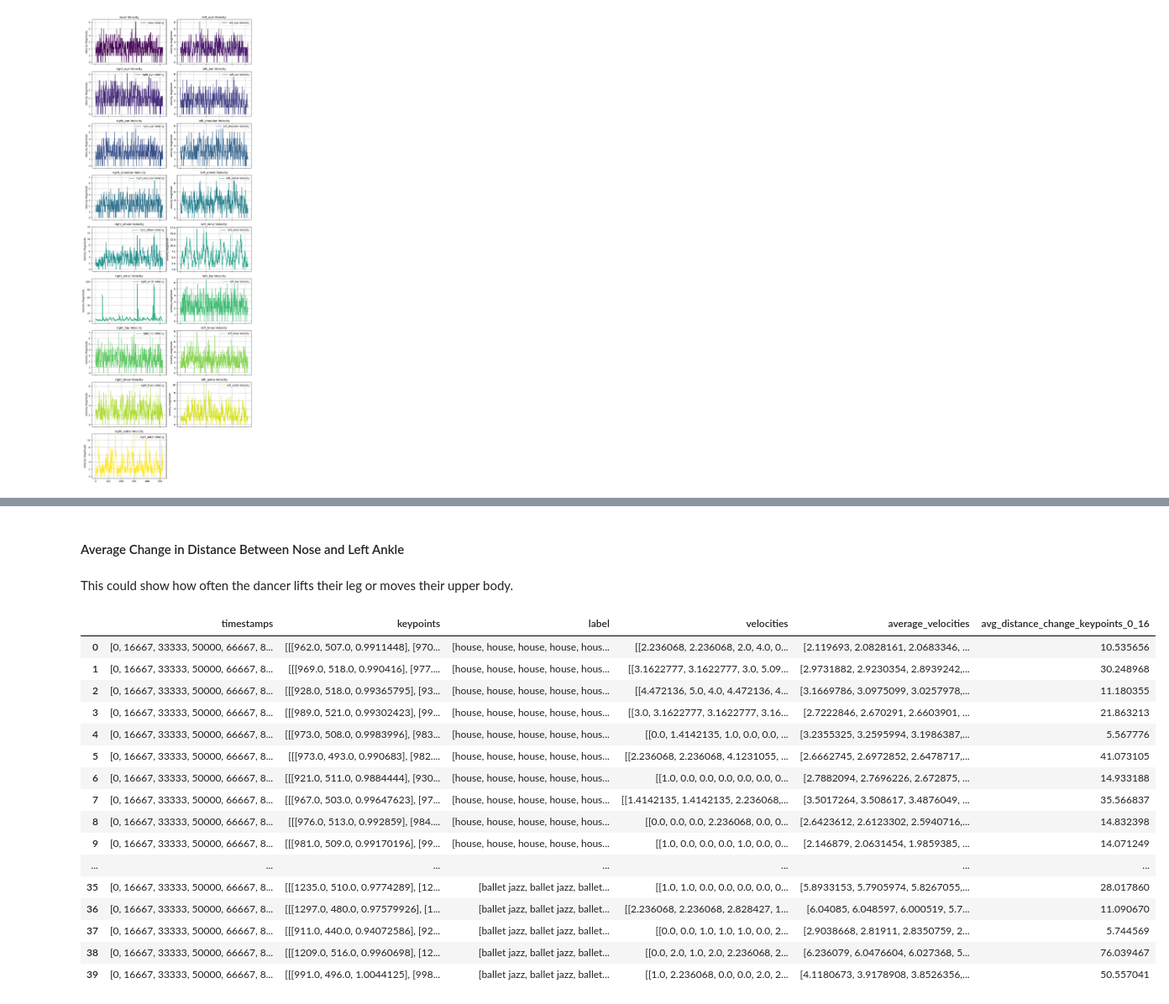
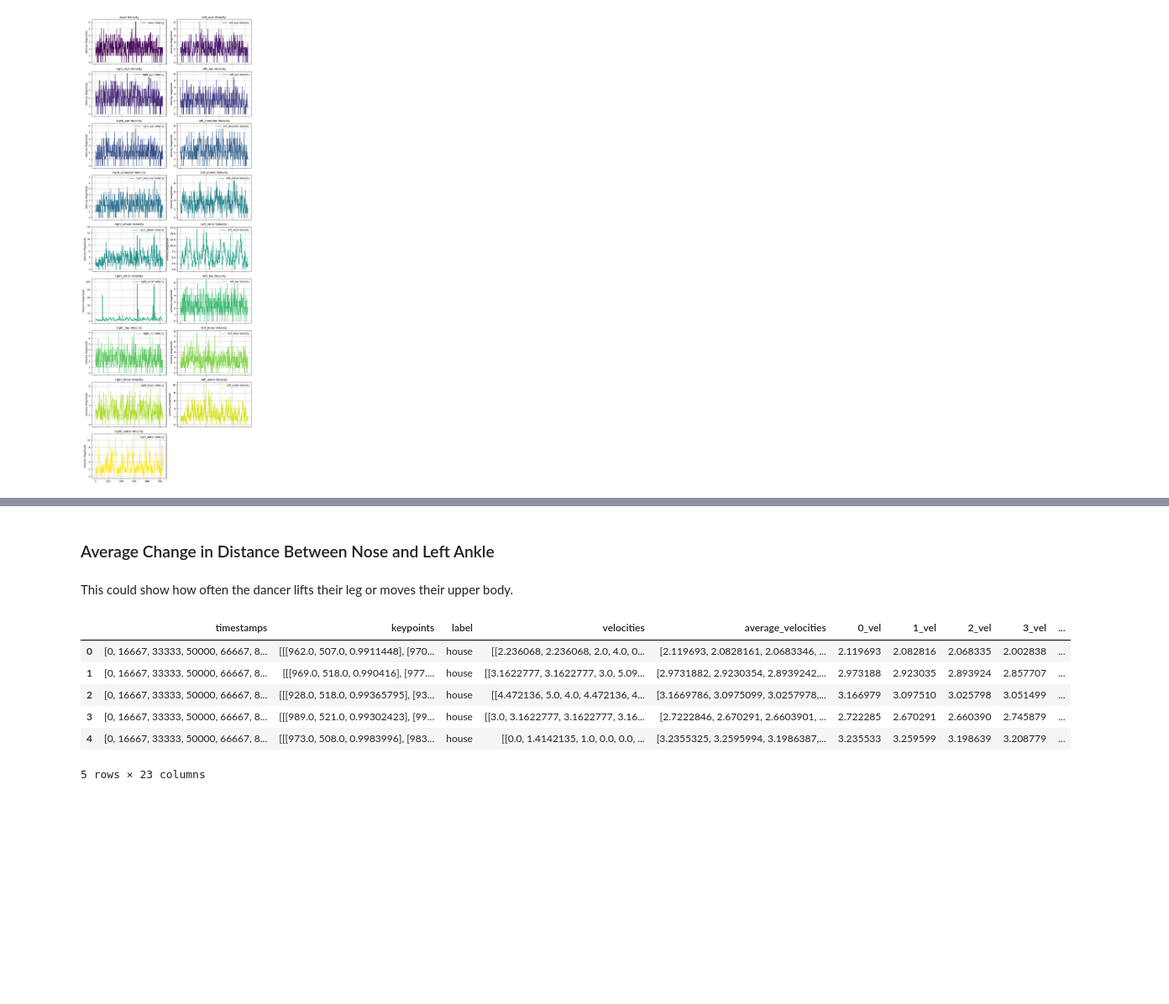
Before and after one commit to kunathmi/cmse492_project, a Jupyter notebook: notebooks/02_data_preprocessing.ipynb, the cells around one changed output, grey strips where cells are left out. Shown at 84% size. Cells and saved outputs as stored; diff of their text form; code cells hidden in the pictures; blank space fills up the shorter version.

```diff
--- a/notebooks/02_data_preprocessing.ipynb
+++ b/notebooks/02_data_preprocessing.ipynb
@@ -33,7 +37,17 @@ file_paths = [
     '../data/keypoints2d/gHO_sBM_cAll_d19_mHO1_ch07.pkl',
     '../data/keypoints2d/gHO_sBM_cAll_d19_mHO1_ch08.pkl',
     '../data/keypoints2d/gHO_sBM_cAll_d19_mHO1_ch09.pkl',
-    '../data/keypoints2d/gHO_sBM_cAll_d19_mHO1_ch10.pkl'
+    '../data/keypoints2d/gHO_sBM_cAll_d19_mHO1_ch10.pkl',
+    '../data/keypoints2d/gHO_sBM_cAll_d19_mHO2_ch01.pkl',
+    '../data/keypoints2d/gHO_sBM_cAll_d19_mHO2_ch02.pkl',
+    '../data/keypoints2d/gHO_sBM_cAll_d19_mHO2_ch03.pkl',
+    '../data/keypoints2d/gHO_sBM_cAll_d19_mHO2_ch04.pkl',
+    '../data/keypoints2d/gHO_sBM_cAll_d19_mHO2_ch05.pkl',
+    '../data/keypoints2d/gHO_sBM_cAll_d19_mHO2_ch06.pkl',
+    '../data/keypoints2d/gHO_sBM_cAll_d19_mHO2_ch07.pkl',
+    '../data/keypoints2d/gHO_sBM_cAll_d19_mHO2_ch08.pkl',
+    '../data/keypoints2d/gHO_sBM_cAll_d19_mHO2_ch09.pkl',
+    '../data/keypoints2d/gHO_sBM_cAll_d19_mHO2_ch10.pkl'
 ]
 
 # Loop over the file paths
@@ -42,11 +56,8 @@ for file_path in file_paths:
         data = pickle.load(file)
     keypoints = data['keypoints2d'][0]
     timestamps = data['timestamps']
-    labels = []
-    for i in range(len(keypoints)):
-        labels.append("house")
     # Add a row to the DataFrame
-    df.loc[len(df)] = [timestamps, keypoints, labels]
+    df.loc[len(df)] = [timestamps, keypoints, "house"]
 # %%
 file_paths = [
     '../data/keypoints2d/gJB_sBM_cAll_d07_mJB0_ch01.pkl',
@@ -68,7 +79,17 @@ file_paths = [
     '../data/keypoints2d/gJB_sBM_cAll_d07_mJB1_ch07.pkl',
     '../data/keypoints2d/gJB_sBM_cAll_d07_mJB1_ch08.pkl',
     '../data/keypoints2d/gJB_sBM_cAll_d07_mJB1_ch09.pkl',
-    '../data/keypoints2d/gJB_sBM_cAll_d07_mJB1_ch10.pkl'
+    '../data/keypoints2d/gJB_sBM_cAll_d07_mJB1_ch10.pkl',
+    '../data/keypoints2d/gJB_sBM_cAll_d07_mJB2_ch01.pkl',
+    '../data/keypoints2d/gJB_sBM_cAll_d07_mJB2_ch02.pkl',
+    '../data/keypoints2d/gJB_sBM_cAll_d07_mJB2_ch03.pkl',
+    '../data/keypoints2d/gJB_sBM_cAll_d07_mJB2_ch04.pkl',
+    '../data/keypoints2d/gJB_sBM_cAll_d07_mJB2_ch05.pkl',
+    '../data/keypoints2d/gJB_sBM_cAll_d07_mJB2_ch06.pkl',
+    '../data/keypoints2d/gJB_sBM_cAll_d07_mJB2_ch07.pkl',
+    '../data/keypoints2d/gJB_sBM_cAll_d07_mJB2_ch08.pkl',
+    '../data/keypoints2d/gJB_sBM_cAll_d07_mJB2_ch09.pkl',
+    '../data/keypoints2d/gJB_sBM_cAll_d07_mJB2_ch10.pkl'
 ]
 
 # Loop over the file paths
@@ -78,10 +99,7 @@ for file_path in file_paths:
     keypoints = data['keypoints2d'][0]
     timestamps = data['timestamps']
     # Add a row to the DataFrame
-    labels = []
-    for i in range(len(keypoints)):
-        labels.append("ballet jazz")
-    df.loc[len(df)] = [timestamps, keypoints, labels]
+    df.loc[len(df)] = [timestamps, keypoints, "ballet_jazz"]
 
 df['keypoints'][0]
 # %% [output]
@@ -186,6 +204,9 @@ plot_keypoint_velocities(keypoints)
 [figure]
 # %%
 # Now to calculate for the entire data frame
+body_parts = ["nose","left_eye","right_eye","left_ear","right_ear","left_shoulder","right_shoulder","left_elbow",
+             "right_elbow","left_wrist","right_wrist","left_hip","right_hip","left_knee","right_knee","left_ankle",
+             "right_ankle"]
 
 vel_list = []
 for _, row in df.iterrows():
@@ -195,11 +216,15 @@ for _, row in df.iterrows():
 
 df['velocities'] = vel_list
 
-
 # Adding average velocities for each keypoint
 
 df['average_velocities'] = df['velocities'].apply(lambda vel_list: np.mean(vel_list, axis=0))
 
+# splitting averages to individual columns
+num_keypoints = len(body_parts)
+for i in range(num_keypoints):
+    df[f"{i}_vel"] = df['average_velocities'].apply(lambda x: x[i])
+
 # updated DataFrame
 df.head()
 # %% [output]
@@ -212,40 +238,30 @@ df.head()
 # %% [markdown]
-#### Average Change in Distance Between Nose and Left Ankle
+### Average Change in Distance Between Nose and Left Ankle
 # %% [markdown]
 This could show how often the dancer lifts their leg or moves their upper body.
 # %%
 # Calculate the average difference between keypoints at index 0 and index 16 for each sample.
 
 # Step 1: Define a function to calculate the Euclidean distance between two points.
 def calculate_distance(point1, point2):
     point1_xy = np.array(point1[:2])  # Extract [x, y] for point1
     point2_xy = np.array(point2[:2])  # Extract [x, y] for point2
     return np.linalg.norm(point2_xy - point1_xy)  # Compute Euclidean distance
 
 # Step 2: Define a function to calculate the average change in distance.
 def calculate_avg_distance_change(keypoints):
     keypoint_0 = keypoints[0]
     keypoint_16 = keypoints[16]
     return calculate_distance(keypoint_0, keypoint_16)  # Compute distance between keypoints 0 and 16
 
 # Step 3: Apply the function to the 'keypoints' column to calculate distance change for each sample.
 df['avg_distance_change_keypoints_0_16'] = df['keypoints'].apply(calculate_avg_distance_change)
-df
+df.head()
 # %% [output]
-|  | timestamps | keypoints | label | velocities | average_velocities | avg_distance_change_keypoints_0_16 |
-| 0 | [0, 16667, 33333, 50000, 66667, 8... | [[[962.0, 507.0, 0.9911448], [970... | [house, house, house, house, hous... | [[2.236068, 2.236068, 2.0, 4.0, 0... | [2.119693, 2.0828161, 2.0683346, ... | 10.535656 |
-| 1 | [0, 16667, 33333, 50000, 66667, 8... | [[[969.0, 518.0, 0.990416], [977.... | [house, house, house, house, hous... | [[3.1622777, 3.1622777, 3.0, 5.09... | [2.9731882, 2.9230354, 2.8939242,... | 30.248968 |
-| 2 | [0, 16667, 33333, 50000, 66667, 8... | [[[928.0, 518.0, 0.99365795], [93... | [house, house, house, house, hous... | [[4.472136, 5.0, 4.0, 4.472136, 4... | [3.1669786, 3.0975099, 3.0257978,... | 11.180355 |
-| 3 | [0, 16667, 33333, 50000, 66667, 8... | [[[989.0, 521.0, 0.99302423], [99... | [house, house, house, house, hous... | [[3.0, 3.1622777, 3.1622777, 3.16... | [2.7222846, 2.670291, 2.6603901, ... | 21.863213 |
-| 4 | [0, 16667, 33333, 50000, 66667, 8... | [[[973.0, 508.0, 0.9983996], [983... | [house, house, house, house, hous... | [[0.0, 1.4142135, 1.0, 0.0, 0.0, ... | [3.2355325, 3.2595994, 3.1986387,... | 5.567776 |
-| 5 | [0, 16667, 33333, 50000, 66667, 8... | [[[973.0, 493.0, 0.990683], [982.... | [house, house, house, house, hous... | [[2.236068, 2.236068, 4.1231055, ... | [2.6662745, 2.6972852, 2.6478717,... | 41.073105 |
-| 6 | [0, 16667, 33333, 50000, 66667, 8... | [[[921.0, 511.0, 0.9884444], [930... | [house, house, house, house, hous... | [[1.0, 0.0, 0.0, 0.0, 0.0, 0.0, 0... | [2.7882094, 2.7696226, 2.672875, ... | 14.933188 |
-| 7 | [0, 16667, 33333, 50000, 66667, 8... | [[[967.0, 503.0, 0.99647623], [97... | [house, house, house, house, hous... | [[1.4142135, 1.4142135, 2.236068,... | [3.5017264, 3.508617, 3.4876049, ... | 35.566837 |
-| 8 | [0, 16667, 33333, 50000, 66667, 8... | [[[976.0, 513.0, 0.992859], [984.... | [house, house, house, house, hous... | [[0.0, 0.0, 0.0, 2.236068, 0.0, 0... | [2.6423612, 2.6123302, 2.5940716,... | 14.832398 |
-| 9 | [0, 16667, 33333, 50000, 66667, 8... | [[[981.0, 509.0, 0.99170196], [99... | [house, house, house, house, hous... | [[1.0, 0.0, 0.0, 0.0, 1.0, 0.0, 0... | [2.146879, 2.0631454, 1.9859385, ... | 14.071249 |
-| ... | ... | ... | ... | ... | ... | ... |
-| 35 | [0, 16667, 33333, 50000, 66667, 8... | [[[1235.0, 510.0, 0.9774289], [12... | [ballet jazz, ballet jazz, ballet... | [[1.0, 1.0, 0.0, 0.0, 0.0, 0.0, 0... | [5.8933153, 5.7905974, 5.8267055,... | 28.017860 |
-| 36 | [0, 16667, 33333, 50000, 66667, 8... | [[[1297.0, 480.0, 0.97579926], [1... | [ballet jazz, ballet jazz, ballet... | [[2.236068, 2.236068, 2.828427, 1... | [6.04085, 6.048597, 6.000519, 5.7... | 11.090670 |
-| 37 | [0, 16667, 33333, 50000, 66667, 8... | [[[911.0, 440.0, 0.94072586], [92... | [ballet jazz, ballet jazz, ballet... | [[0.0, 0.0, 1.0, 1.0, 1.0, 0.0, 2... | [2.9038668, 2.81911, 2.8350759, 2... | 5.744569 |
-| 38 | [0, 16667, 33333, 50000, 66667, 8... | [[[1209.0, 516.0, 0.9960698], [12... | [ballet jazz, ballet jazz, ballet... | [[0.0, 2.0, 1.0, 2.0, 2.236068, 2... | [6.236079, 6.0476604, 6.027368, 5... | 76.039467 |
-| 39 | [0, 16667, 33333, 50000, 66667, 8... | [[[991.0, 496.0, 1.0044125], [998... | [ballet jazz, ballet jazz, ballet... | [[1.0, 2.236068, 0.0, 0.0, 2.0, 2... | [4.1180673, 3.9178908, 3.8526356,... | 50.557041 |
+|  | timestamps | keypoints | label | velocities | average_velocities | 0_vel | 1_vel | 2_vel | 3_vel | ... |
+| 0 | [0, 16667, 33333, 50000, 66667, 8... | [[[962.0, 507.0, 0.9911448], [970... | house | [[2.236068, 2.236068, 2.0, 4.0, 0... | [2.119693, 2.0828161, 2.0683346, ... | 2.119693 | 2.082816 | 2.068335 | 2.002838 | ... |
+| 1 | [0, 16667, 33333, 50000, 66667, 8... | [[[969.0, 518.0, 0.990416], [977.... | house | [[3.1622777, 3.1622777, 3.0, 5.09... | [2.9731882, 2.9230354, 2.8939242,... | 2.973188 | 2.923035 | 2.893924 | 2.857707 | ... |
+| 2 | [0, 16667, 33333, 50000, 66667, 8... | [[[928.0, 518.0, 0.99365795], [93... | house | [[4.472136, 5.0, 4.0, 4.472136, 4... | [3.1669786, 3.0975099, 3.0257978,... | 3.166979 | 3.097510 | 3.025798 | 3.051499 | ... |
+| 3 | [0, 16667, 33333, 50000, 66667, 8... | [[[989.0, 521.0, 0.99302423], [99... | house | [[3.0, 3.1622777, 3.1622777, 3.16... | [2.7222846, 2.670291, 2.6603901, ... | 2.722285 | 2.670291 | 2.660390 | 2.745879 | ... |
+| 4 | [0, 16667, 33333, 50000, 66667, 8... | [[[973.0, 508.0, 0.9983996], [983... | house | [[0.0, 1.4142135, 1.0, 0.0, 0.0, ... | [3.2355325, 3.2595994, 3.1986387,... | 3.235533 | 3.259599 | 3.198639 | 3.208779 | ... |
+5 rows × 23 columns
```
Also changed, not shown: parts of 8 cells of this notebook.
